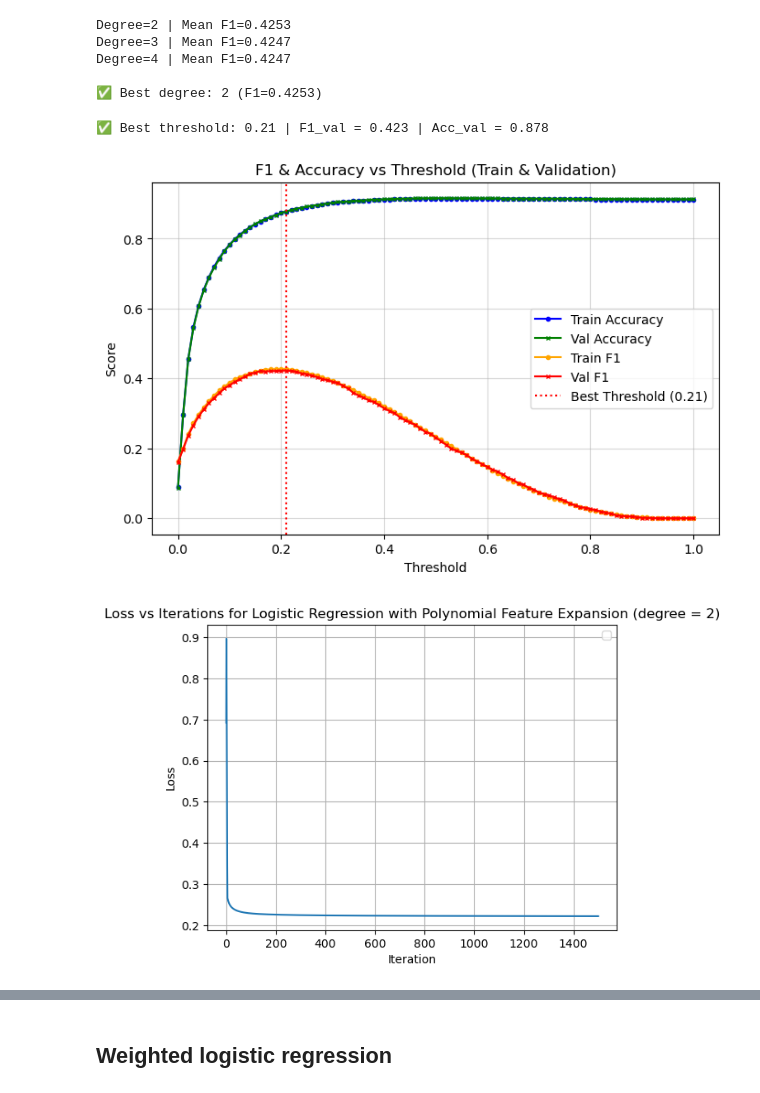
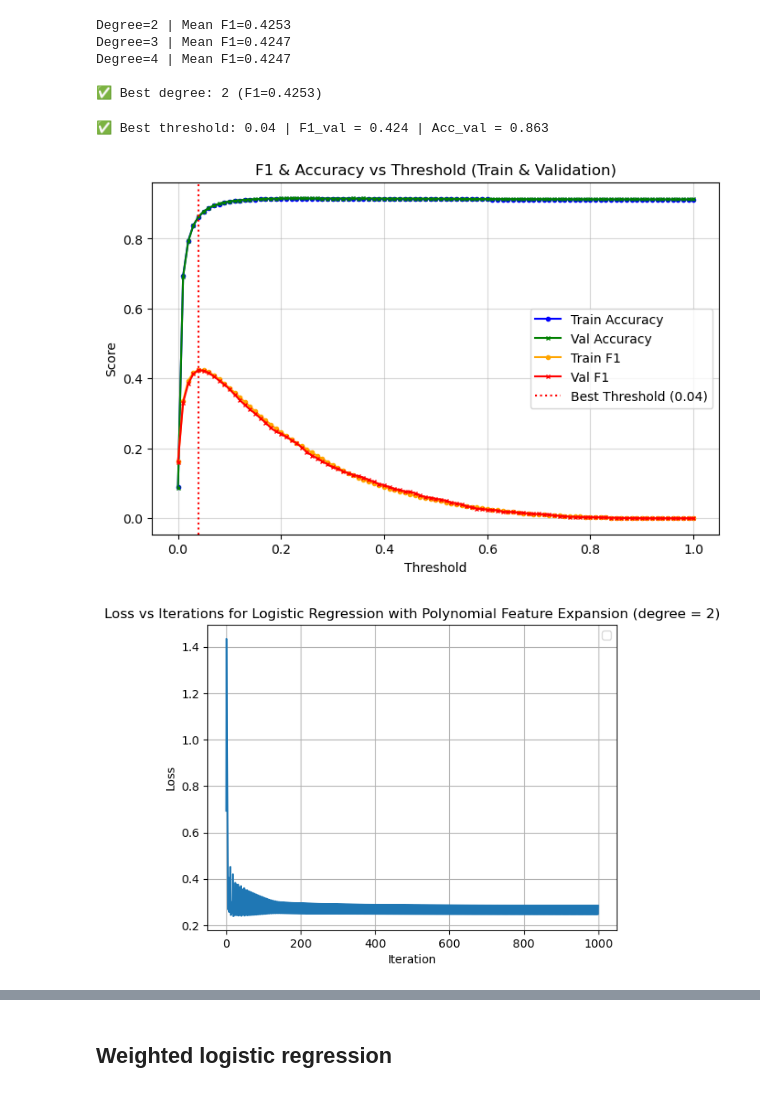
Before and after one commit to nathanmutin/MilaLyon, a Jupyter notebook: notebooks/crossvalidation.ipynb, the cells around one changed output, grey strips where cells are left out. Cells and saved outputs as stored; diff of their text form; code cells hidden in the pictures.

```diff
--- a/notebooks/crossvalidation.ipynb
+++ b/notebooks/crossvalidation.ipynb
@@ -97,7 +97,7 @@ Ratio of majority class to minority class: 10.35
 # %% [markdown]
 Crossvalidation to find best learning rate
 # %%
-max_iter = 1500
+max_iter = 1000
 # %%
 # Using the generic cross-validation function
 def learning_function(y, tx, gamma):
@@ -210,20 +227,20 @@ best_degree = 2
 # %%
 x_train_poly = build_poly(data_copy['x_train'], best_degree, to_expand=data_copy['continuous'])
 x_val_poly = build_poly(data_copy['x_val'], best_degree, to_expand=data_copy['continuous'])
 x_test_poly = build_poly(data_copy['x_test'], best_degree, to_expand=data_copy['continuous'])
 
-weights_2, losses_2 = logistic_regression(data_copy['y_train'], x_train_poly, np.zeros(x_train_poly.shape[1]), max_iters=max_iter, gamma=best_gamma, return_history=True)
+weights_2, losses_2 = logistic_regression(data_copy['y_train'], x_train_poly, np.zeros(x_train_poly.shape[1]), max_iters=max_iter, gamma=0.8, return_history=True)
 
 best_t = plot_training_validation_performance(x_train_poly, data_copy['y_train'], x_val_poly, data_copy['y_val'], weights_2, losses_2)
 
 plt.plot(losses_2)
 plt.xlabel("Iteration")
 plt.ylabel("Loss")
 plt.title(f"Loss vs Iterations for Logistic Regression with Polynomial Feature Expansion (degree = {best_degree})")
 plt.legend()
 plt.grid(True)
 plt.show()
 # %% [output]
-✅ Best threshold: 0.21 | F1_val = 0.423 | Acc_val = 0.878
+✅ Best threshold: 0.04 | F1_val = 0.424 | Acc_val = 0.863
-[figure, old version]
+[figure, new version]
-[figure, old version]
+[figure, new version]
```
Also changed, not shown: parts of 13 cells of this notebook, 2 other files.
